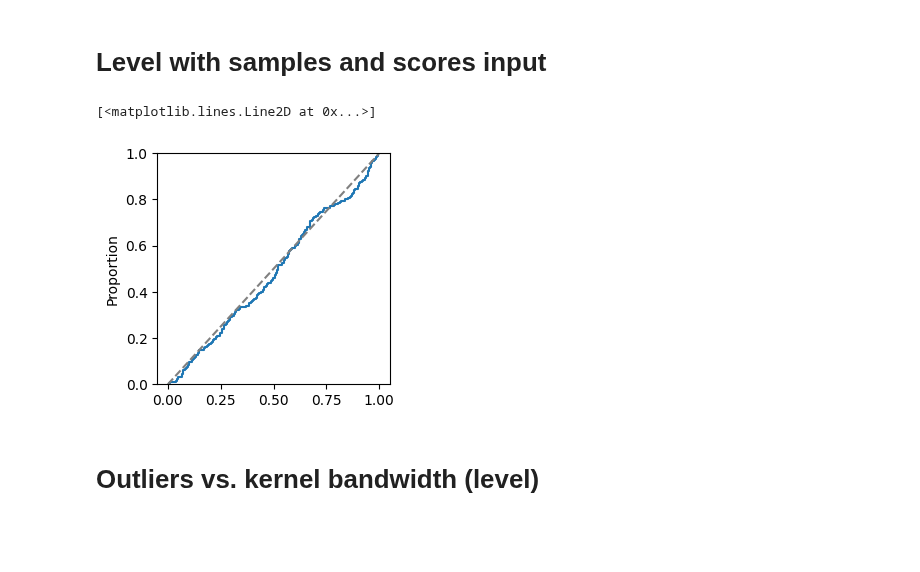
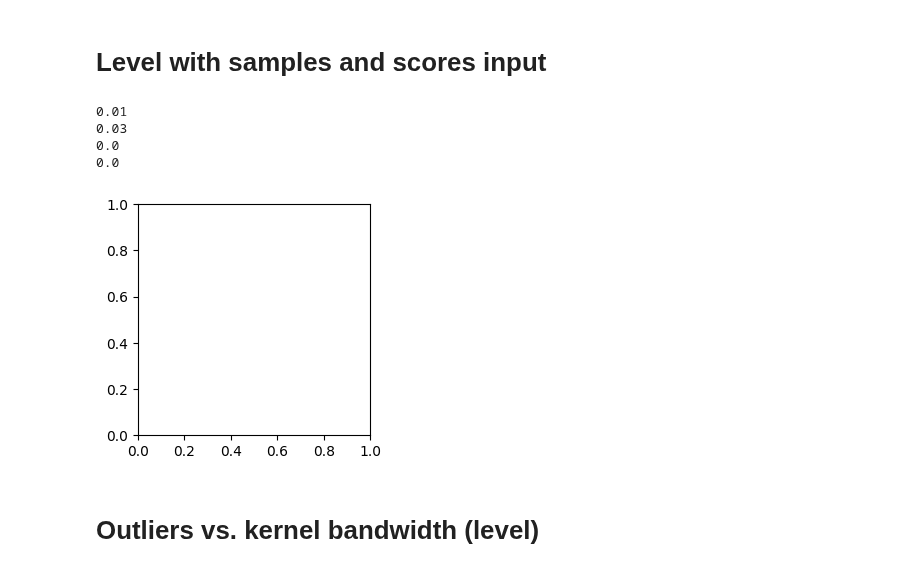
Before and after one commit to XingLLiu/robust-kernel-test, a Jupyter notebook: notebooks/KSD_robust.ipynb, the cells around one changed output. Cells and saved outputs as stored; diff of their text form; code cells hidden in the pictures; blank space fills up the shorter version.

```diff
--- a/notebooks/KSD_robust.ipynb
+++ b/notebooks/KSD_robust.ipynb
@@ -185,7 +185,7 @@ plt.tight_layout()
 # %%
 np.random.seed(2024)
 
-nreps = 200
+nreps = 20
 n = 500
 dim = 1
 
@@ -198,23 +198,34 @@ score_fn = lambda x: - (x - mean2)
 
 scores = score_fn(Xs)
 
+hvps = - scores
+hvp_denom_sup = 1.
+
 assert scores.shape == Xs.shape
 # %%
 res = exp_utils.run_tests(
     samples=Xs,
     scores=scores,
-    hvps=None,
+    hvps=hvps,
+    hvp_denom_sup=hvp_denom_sup,
     theta=0.1,
     bw="med",
     verbose=True,
 )
 # %%
 _, ax = plt.subplots(figsize=(3, 3))
-sns.ecdfplot(ax=ax, x=np.array(res["rbf"]["pval"]))
-ax.plot([0., 1.], [0., 1.], linestyle="--", color="grey")
+methods = ["rbf", "tilted", "tilted_robust_dev", "tilted_robust_clt"]
+for m in methods:
+    print(np.mean(res[m]["rej"]))
+
+# sns.ecdfplot(ax=ax, x=np.array(res[m]["pval"]))
+# ax.plot([0., 1.], [0., 1.], linestyle="--", color="grey")
 # %% [output]
-[<matplotlib.lines.Line2D at 0x...>]
+0.01
+0.03
+0.0
+0.0
-[figure, old version]
+[figure, new version]
 # %% [markdown]
 # Outliers vs. kernel bandwidth (level)
 # %%
```
Also changed, not shown: 4 other files.
